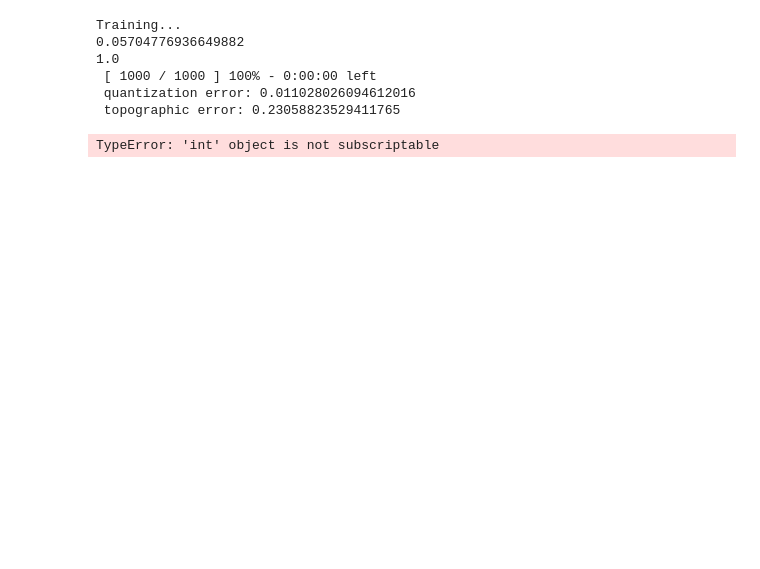
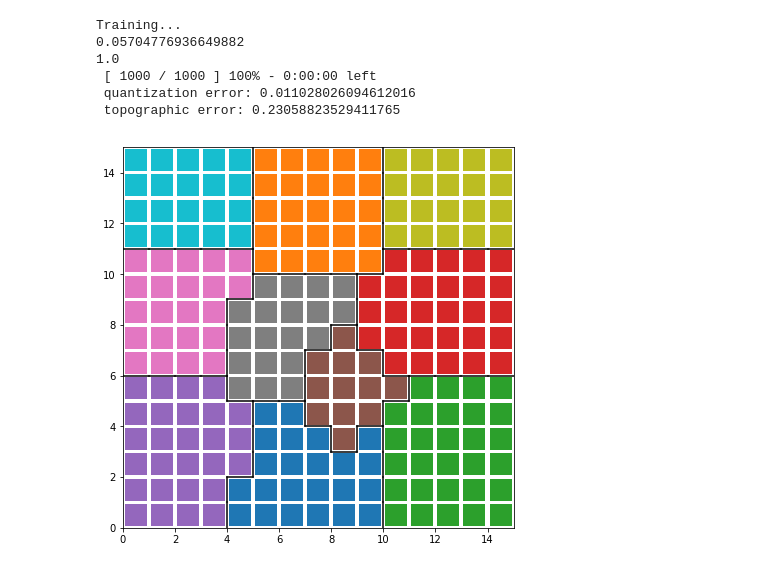
Before and after one commit to mikkelmilo/SOM-Clustering-Visualisations, a Jupyter notebook: milo.ipynb, the cells around one changed output. Saved outputs shown, nothing was run; the diff lists cells and outputs as text; code cells hidden in the pictures; blank space fills up the shorter version.

Commit message:
greatly simplified border drawing algorithm

```diff
--- a/milo.ipynb
+++ b/milo.ipynb
@@ -64,84 +54,42 @@ from matplotlib.gridspec import GridSpec
 # %%
 
 def plot_with_labelling(som, d1, d2, labels, coloring_labels, rweights, debug=False):
 
     plt.figure(figsize=(d1//2, d2//2))
     # Plotting the response for each pattern in the iris dataset
     #win_map = som.win_map(rweights)
     #plt.pcolor(som.distance_map().T, cmap='bone_r')  # plotting the distance map as background
     #plt.colorbar()
     # use different colors and markers for each label
     #markers = ['o', 's', 'D']
-    colors = ['C' + str(i) for i in np.unique(coloring_labels)] #['C0', 'C1', 'C2', 'C3', 'C4']
+    colors = ['C' + str(i) for i in np.unique(coloring_labels)]
     win_labels = winners_labels(som,rweights,labels)
-    diff_mat_ = dif_matrix(win_labels)
-    diff_mat = np.append(diff_mat_,np.ones((diff_mat_.shape[0],1)),axis=1)
-    diff_mat = np.append(diff_mat,np.ones((1,diff_mat.shape[1])),axis=0)
 
     for cnt, xx in enumerate(rweights):
         w = som.winner(xx)  # getting the winner
         #w = xx
         # palce a marker on the winning position for the sample xx
         plt.plot(w[0]+.5, w[1]+.5, 's', markerfacecolor=colors[coloring_labels[cnt]],
                 markeredgecolor=colors[coloring_labels[cnt]], markersize=20, markeredgewidth=2)
     def plot_borders(debug=False):
         border_color = lambda c : c if debug else 'black'
-        for i,row in enumerate(diff_mat):
+        for i,row in enumerate(win_labels):
             for j,v in enumerate(row):
-                if i < diff_mat.shape[0]-1 and j < diff_mat.shape[1]-1:
-                    if v != 0:
-                        # case where
-                        # - -  -
-                        # -[1] 1
-                        # - -  -
-                        # then draw horizontal line
-                        if i > 0 and diff_mat[i-1][j] != 0:
-                            plt.plot([i,i+1],[j+1,j+1], color=border_color('red'))
-                        # edge case where
-                        # - - -
-                        # [1] -
-                        # - - -
-                        # then draw horizontal line
-                        elif i == 0 and j != 0:
-                            plt.plot([i,i+1],[j+1,j+1], color=border_color('green'))
-                        # case where
-                        # - 0  1
-                        # -[1] 0
-                        # - -  -
-                        # then draw horizontal line
-                        elif i > 0 and diff_mat[i-1][j] == 0 and diff_mat[i][j+1] == 0 and diff_mat[i-1][j+1] != 0:
-                            plt.plot([i,i+1],[j+1,j+1], color=border_color('blue'))
-                        # case where
-                        # - 1  -
-                        # -[1] -
-                        # - -  -
-                        # then draw vertical line
-                        if diff_mat[i][j+1] != 0:
-                            plt.plot([i+1,i+1],[j+1,j+2], color=border_color('black'))
-                        # edge case where
-                        # - [1] -
-                        # -  -  -
-                        # then draw vertical line
-                        if j == 0 and i != 0:
-                            plt.plot([i+1,i+1],[j,j+1], color=border_color('brown'))
-                    # case where
-                    # - -  -
-                    # -[0] 1
-                    # - 1  0
-                    # then draw vertical line
-                    elif diff_mat[i+1][j] != 0 and diff_mat[i][j+1] != 0 and diff_mat[i+1][j+1] == 0:
-                        plt.plot([i+1,i+1],[j+1,j+2], color=border_color('purple'))
+                if j < win_labels.shape[1]-1 and v != row[j+1]:
+                    plt.plot([i,i+1],[j+1,j+1], color=border_color('red'))
+                if i < win_labels.shape[0]-1 and v != win_labels[i+1][j]:
+                    plt.plot([i+1,i+1],[j,j+1], color=border_color('blue'))
     plot_borders(debug)
     plt.axis([0, d1, 0, d2])
     plt.show()
 
-n_clusters = 3
+n_clusters = 10
 rweights = som.get_weights().reshape(d1*d2,-1) # first argument is product of first two dimensions of the input dataset
 kmeans = KMeans(n_clusters=n_clusters, random_state=0).fit(rweights)
 labels = kmeans.labels_
-plot_with_labelling(som,d1,d2,n_clusters,labels,rweights,debug=False)
+plot_with_labelling(som,d1,d2,labels,labels,rweights,debug=False)
 # %% [output]
-TypeError: 'int' object is not subscriptable
+[figure, added]
 # %%
 kmeans = KMeans(n_clusters=3, random_state=0).fit(data)
 label = kmeans.labels_
```
Also changed, not shown: parts of 2 cells of this notebook.
